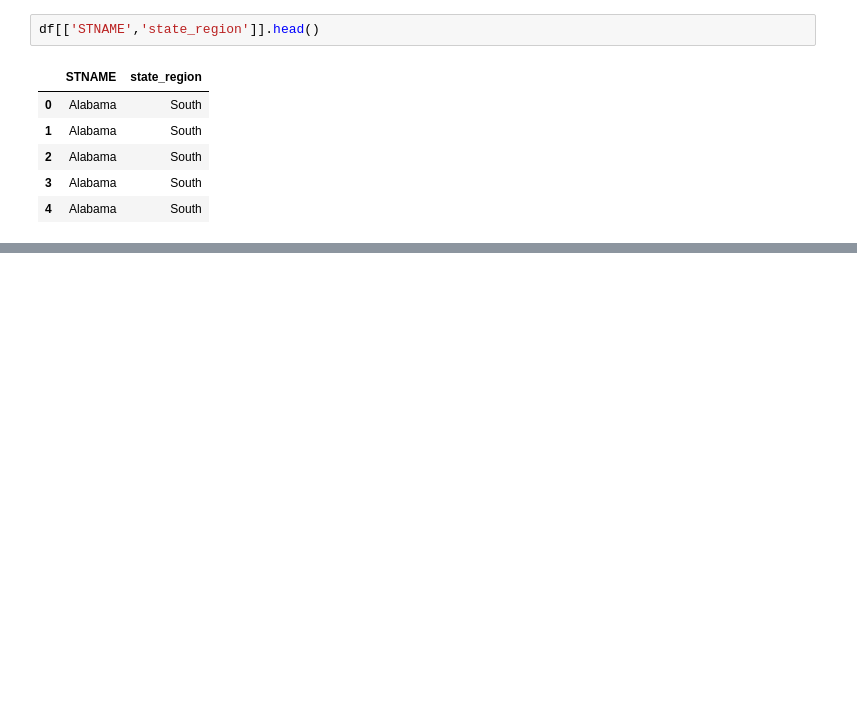
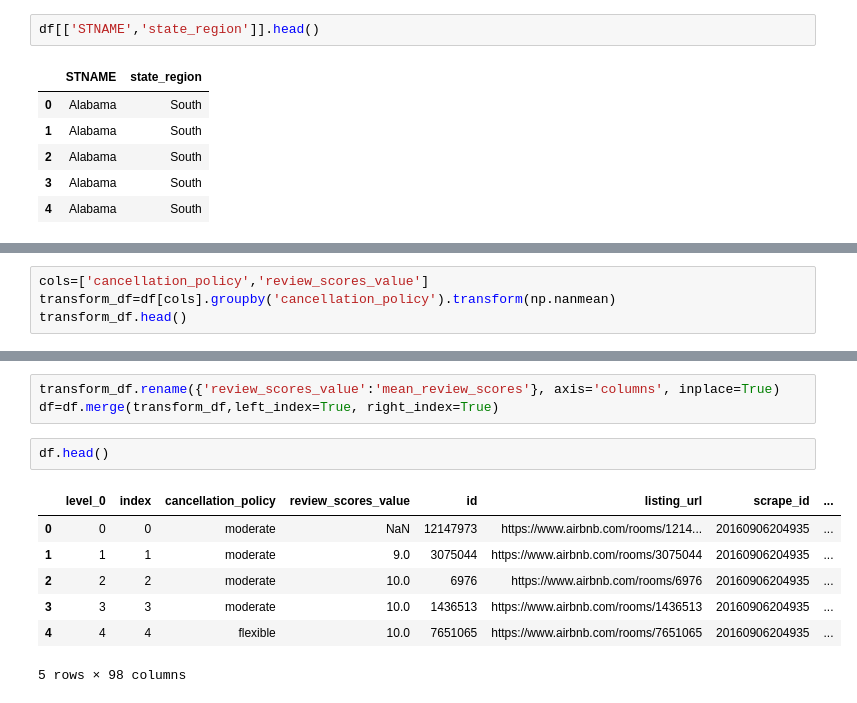
Before and after one commit to mrioshe/AppliedDataScienceWithPython, a Jupyter notebook: IntroductionToDataScienceInPython/week3_MoreDataProcessingWithPandas/MoreDataProcessingWithPandas.ipynb, the cells around one changed output, grey strips where cells are left out. Cells and saved outputs as stored; diff of their text form; blank space fills up the shorter version.

```diff
--- a/IntroductionToDataScienceInPython/week3_MoreDataProcessingWithPandas/MoreDataProcessingWithPandas.ipynb
+++ b/IntroductionToDataScienceInPython/week3_MoreDataProcessingWithPandas/MoreDataProcessingWithPandas.ipynb
@@ -325,0 +523,4 @@ df[['STNAME','state_region']].head()
+# %%
+cols=['cancellation_policy','review_scores_value']
+transform_df=df[cols].groupby('cancellation_policy').transform(np.nanmean)
+transform_df.head()
@@ -325,0 +534,13 @@ df[['STNAME','state_region']].head()
+# %%
+transform_df.rename({'review_scores_value':'mean_review_scores'}, axis='columns', inplace=True)
+df=df.merge(transform_df,left_index=True, right_index=True)
+# %%
+df.head()
+# %% [output]
+|  | level_0 | index | cancellation_policy | review_scores_value | id | listing_url | scrape_id | ... |
+| 0 | 0 | 0 | moderate | NaN | 12147973 | https://www.airbnb.com/rooms/1214... | 20160906204935 | ... |
+| 1 | 1 | 1 | moderate | 9.0 | 3075044 | https://www.airbnb.com/rooms/3075044 | 20160906204935 | ... |
+| 2 | 2 | 2 | moderate | 10.0 | 6976 | https://www.airbnb.com/rooms/6976 | 20160906204935 | ... |
+| 3 | 3 | 3 | moderate | 10.0 | 1436513 | https://www.airbnb.com/rooms/1436513 | 20160906204935 | ... |
+| 4 | 4 | 4 | flexible | 10.0 | 7651065 | https://www.airbnb.com/rooms/7651065 | 20160906204935 | ... |
+5 rows × 98 columns
```
Also changed, not shown: parts of 19 cells of this notebook.
